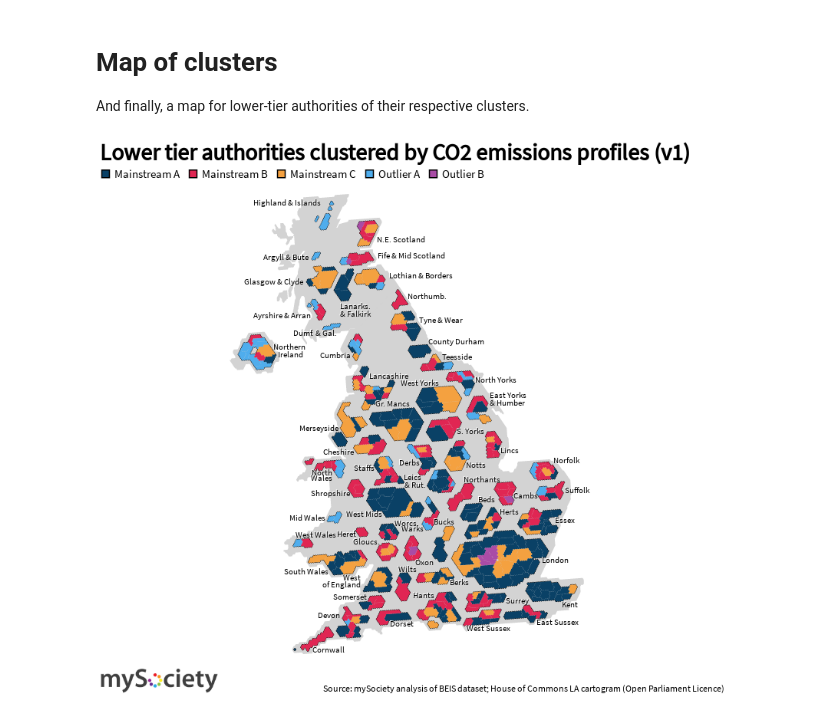
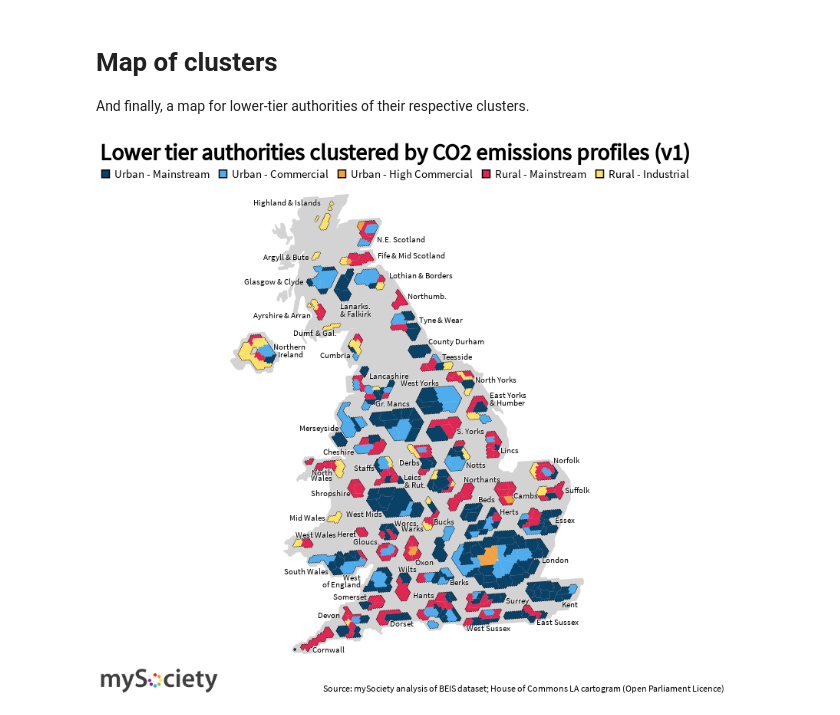
Before and after one commit to mysociety/la_distance, a Jupyter notebook: emissions.v1.ipynb, the cells around one changed output. Saved outputs shown, nothing was run; the diff lists cells and outputs as text; code cells hidden in the pictures.

Commit message:
Updated cluster labels and map colors

```diff
--- a/emissions.v1.ipynb
+++ b/emissions.v1.ipynb
@@ -297,35 +320,52 @@ And finally, a map for lower-tier authorities of their respective clusters.
 # %%
 
 df = ndf[["local-authority-code", "label"]]
-# remove london
+# remove london and label for HDCs
 df = df.loc[df["local-authority-code"] != "LND"]
-df = df.loc[df["label"] != "Outlier C"]
+df = df.loc[df["label"] != "High Domestic Counties"]
 df["label"] = df["label"].fillna("Other")
-subtitle=""
+subtitle = ""
 la_layer = lower_tier_layer().merge(df, how="left")
 
-labels = list(df["label"].unique())
-labels.sort(key=lambda x: x if x != "Other" else "Z")
-color_scale = altair_theme.color_scale(domain=labels)
 
-#create chart layer
+palette = ["colour_dark_blue",
+           "colour_berry",
+           "colour_orange",
+           "colour_blue",
+           "colour_purple",
+           "colour_yellow"]
+
+#labels = list(df["label"].unique())
+#labels.sort(key=lambda x: x if x != "Other" else "Z", reverse=True)
+labels = ["Urban - Mainstream",
+          "Urban - Commercial",
+          "Urban - High Commercial",
+          "Rural - Mainstream",
+          "Rural - Industrial"]
+
+colors = ["colour_dark_blue", "colour_blue", "colour_orange", "colour_berry", "colour_yellow"]
+
+color_scale = altair_theme.color_scale(domain=labels, named_palette=colors )
+
+# create chart layer
 chart = gdf_chart(la_layer).mark_geoshape(
     stroke='black',
     strokeWidth=0
 ).encode(color=alt.Color("properties.label:O",
                          scale=color_scale,
-                         legend=alt.Legend(title=subtitle, orient="top",titleFontSize=18, labelFontSize=15, titleLimit= 400))
-).properties(
-    title= "Lower tier authorities clustered by CO2 emissions profiles (v1)"
+                         legend=alt.Legend(title=subtitle, orient="top", titleFontSize=18, labelFontSize=15, titleLimit=400))
+         ).properties(
+    title="Lower tier authorities clustered by CO2 emissions profiles (v1)"
 )
 
 # put between layers
 chart = lower_tier_sandwich(chart)
 
-#final properties
-chart = chart.properties(width=800,height=600)
+# final properties
+chart = chart.properties(width=800, height=600)
 caption = "Source: mySociety analysis of BEIS dataset; House of Commons LA cartogram (Open Parliament Licence)"
 chart.display(logo=True, scale_factor=1, caption=caption)
-save_chart(chart, Path("data", "outputs", "cluster_map.png"), scale_factor=2, logo=True, caption=caption )
+save_chart(chart, Path("data", "outputs", "cluster_map.png"),
+           scale_factor=2, logo=True, caption=caption)
 # %% [output]
-[figure, old version]
+[figure, new version]
```
Also changed, not shown: parts of 6 cells of this notebook, 3 other files.
